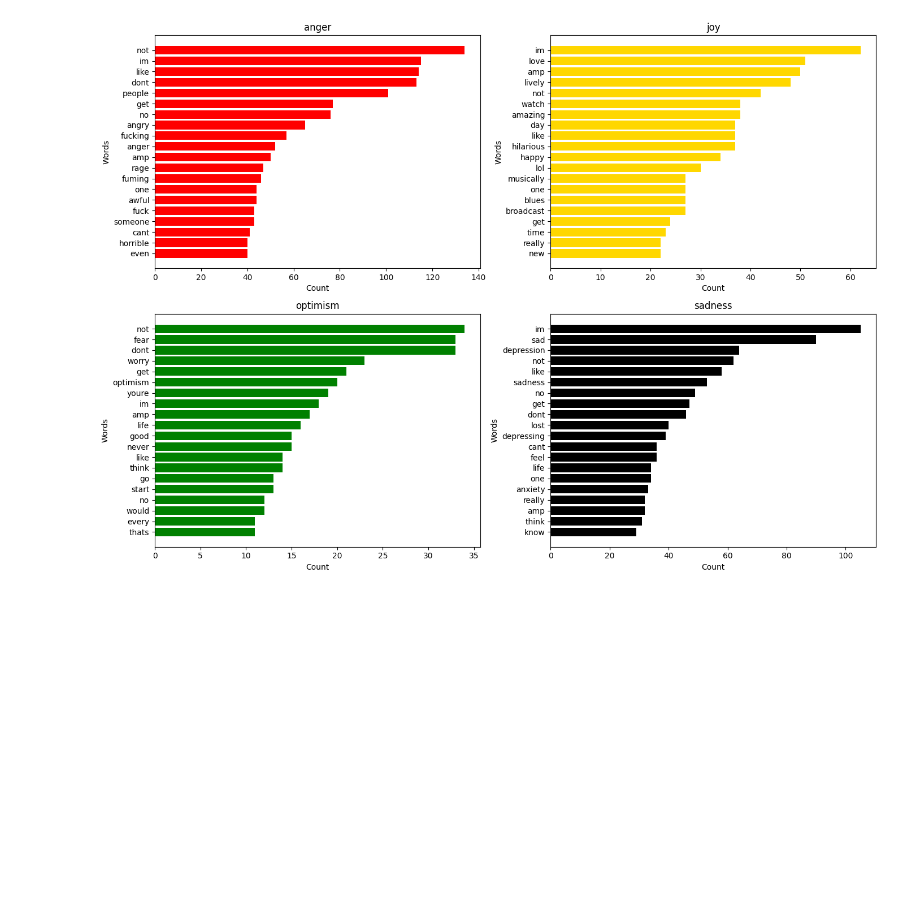
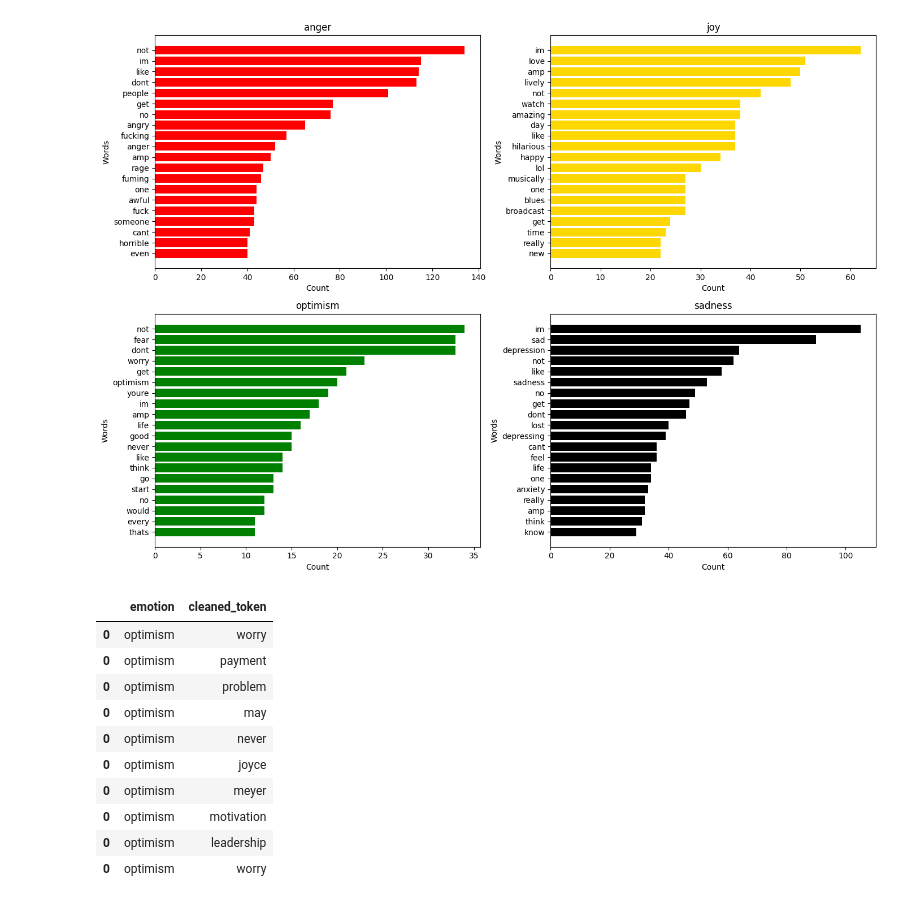
Before and after one commit to Fatai-soliu/emotion-text-ml, a Jupyter notebook: notebooks/data_cleaning_exploration.ipynb, the cells around one changed output. Drawn from its saved outputs; the diff is of its cells as text; code cells hidden in the pictures; blank space fills up the shorter version.

Commit message:
saved clean dataframe

```diff
--- a/notebooks/data_exploration.ipynb
+++ b/notebooks/data_cleaning_exploration.ipynb
@@ -428,3 +428,19 @@ plot_top_words_by_emotion(bigram_pivot)
 plot_top_words_by_emotion(tweet_pivot)
 # %% [output]
 [figure]
+# %%
+analysis_df = tweet_df_explode[['emotion', 'cleaned_token']].copy()
+
+analysis_df.head(10)
+# %% [output]
+|  | emotion | cleaned_token |
+| 0 | optimism | worry |
+| 0 | optimism | payment |
+| 0 | optimism | problem |
+| 0 | optimism | may |
+| 0 | optimism | never |
+| 0 | optimism | joyce |
+| 0 | optimism | meyer |
+| 0 | optimism | motivation |
+| 0 | optimism | leadership |
+| 0 | optimism | worry |
```
Also changed, not shown: parts of 1 cell of this notebook, 2 other files.
